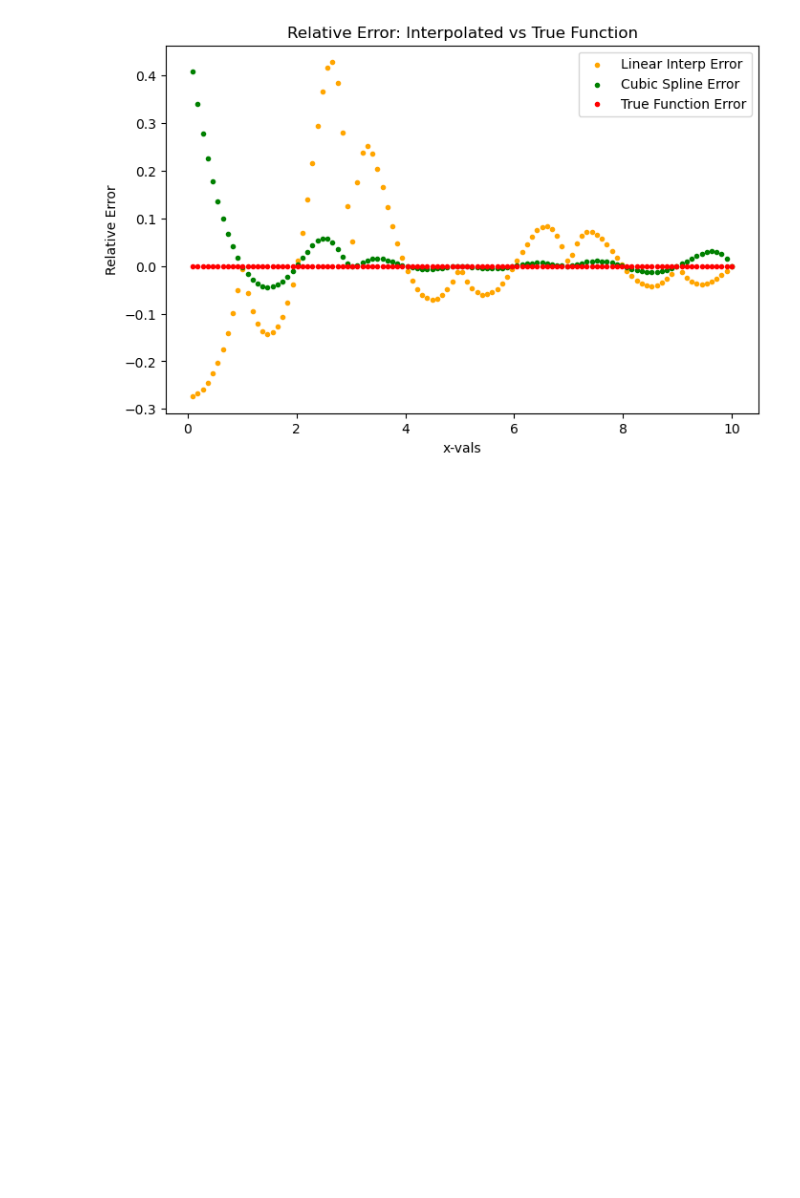
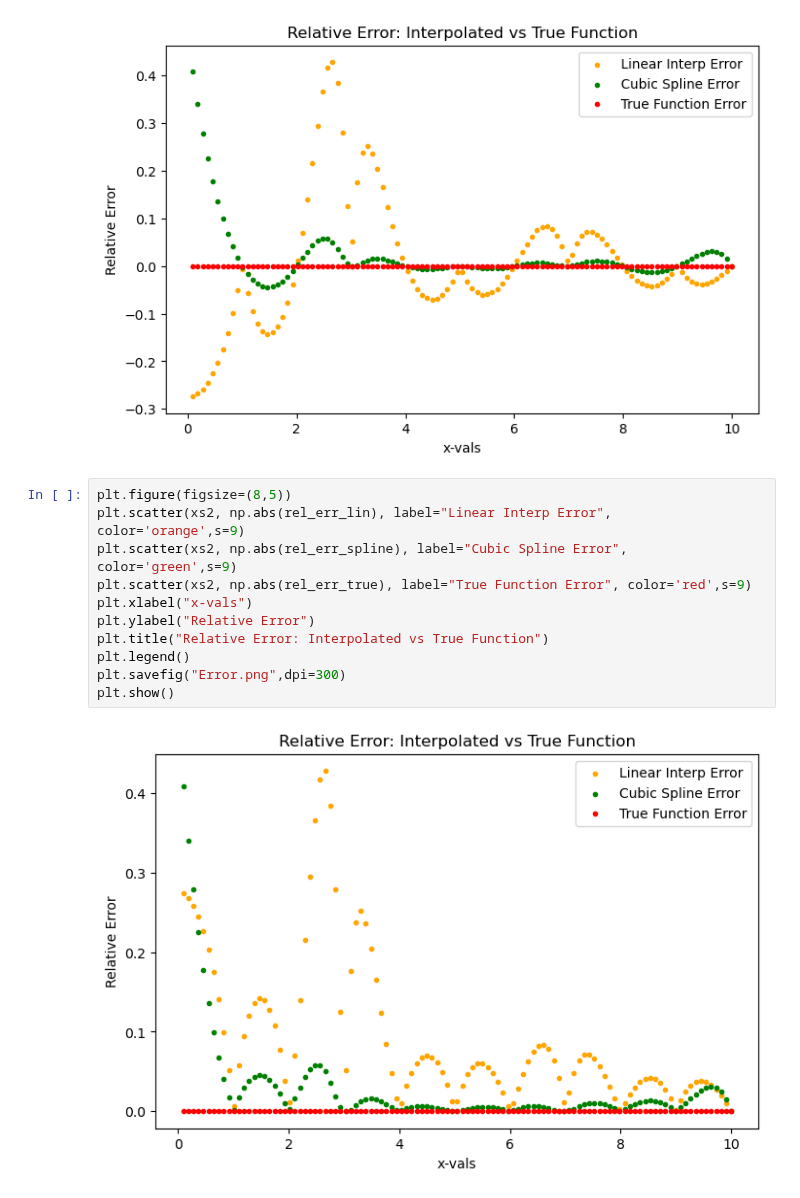
Before and after one commit to kparrine/Computational_Astro, a Jupyter notebook: C1/C1.ipynb, the cells around one changed output. Saved outputs shown, nothing was run; the diff lists cells and outputs as text; blank space fills up the shorter version.

Commit message:
Finalizing error calcs and plot

```diff
--- a/C1/C1.ipynb
+++ b/C1/C1.ipynb
@@ -217,3 +217,16 @@ plt.savefig("Error.png",dpi=300)
 plt.show()
 # %% [output]
 [figure]
+# %%
+plt.figure(figsize=(8,5))
+plt.scatter(xs2, np.abs(rel_err_lin), label="Linear Interp Error", color='orange',s=9)
+plt.scatter(xs2, np.abs(rel_err_spline), label="Cubic Spline Error", color='green',s=9)
+plt.scatter(xs2, np.abs(rel_err_true), label="True Function Error", color='red',s=9)
+plt.xlabel("x-vals")
+plt.ylabel("Relative Error")
+plt.title("Relative Error: Interpolated vs True Function")
+plt.legend()
+plt.savefig("Error.png",dpi=300)
+plt.show()
+# %% [output]
+[figure, added]
```
Also changed, not shown: 1 other file.
